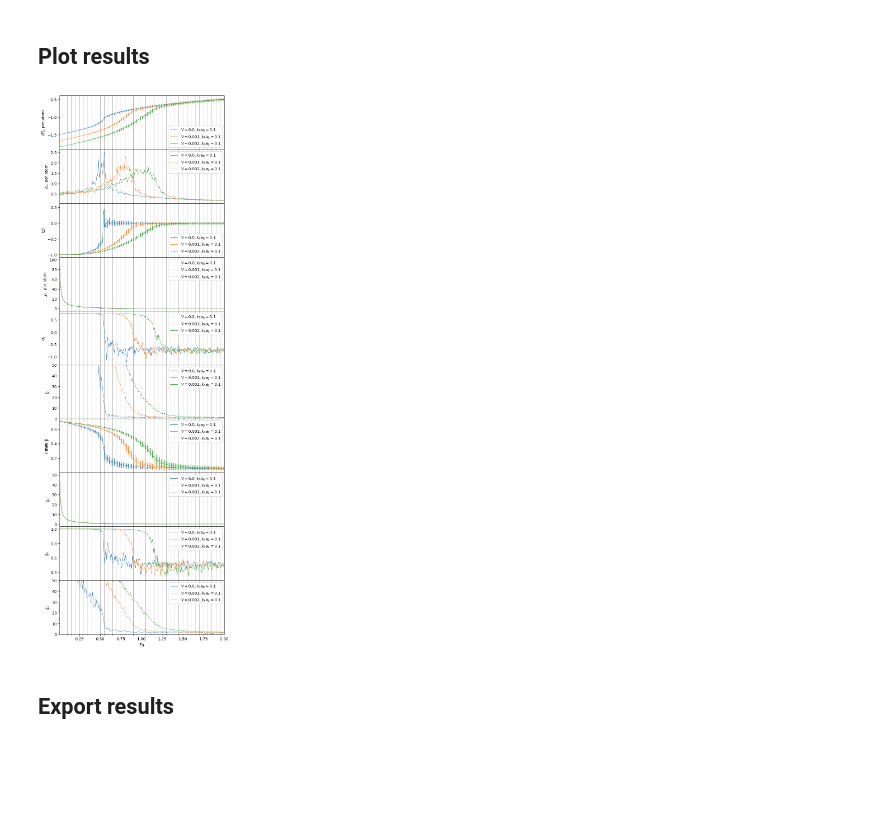
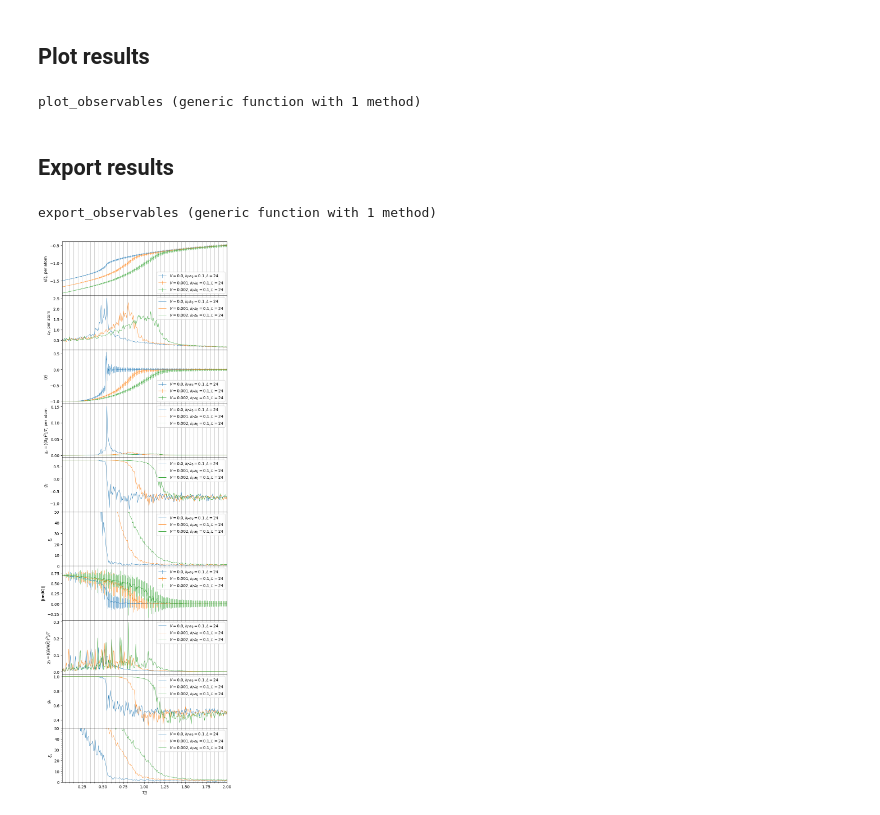
Before and after one commit to krivenko/MX2RKKY.jl, a Jupyter notebook: notebooks/RKKY.ipynb, the cells around one changed output. Cells and saved outputs as stored; diff of their text form; code cells hidden in the pictures; blank space fills up the shorter version.

Commit message:
notebooks: Correct plotting of susceptibilities and avg. magnetization in `RKKY.ipynb`

```diff
--- a/notebooks/RKKY.ipynb
+++ b/notebooks/RKKY.ipynb
@@ -116,5 +112,5 @@ df2 = make_observables_df(h5open("../../RKKY_temperature_scan/RKKY_T_scan_Vpar0.
 # %%
-function plot_observables(dfs::Vector{DataFrame}; figsize=(7, 20))
+function plot_observables(dfs::Vector{DataFrame}; figsize=(7, 20), pdfname)
     all_cols = union(keys.(eachcol.(dfs))...)
     plot_col = name -> (name != :T) && any([colmetadata(df, name, "plot") for df in dfs])
     nplots = count(plot_col, all_cols)
@@ -133,11 +129,16 @@ function plot_observables(dfs::Vector{DataFrame}; figsize=(7, 20))
         ax.grid(axis="x", which="both")
 
         for df in dfs
+            L = metadata(df, "L")
+            V = metadata(df, "Vpar")
+            lambda = metadata(df, "lambda")
+            label = "\$V=$(V), k_F a_0 = $(lambda), L=$(L)\$"
+
             if "errors" in keys(colmetadata(df, name))
                 errors = df[!, colmetadata(df, name, "errors")]
-                ax.errorbar(df.T, df[!, name], yerr=errors, lw=0.7, label=metadata(df, "label"))
+                ax.errorbar(df.T, df[!, name], yerr=errors, lw=0.7, label=label)
             else
-                ax.plot(df.T, df[!, name], lw=0.7, label=metadata(df, "label"))
+                ax.plot(df.T, df[!, name], lw=0.7, label=label)
             end
             if "ylim" in keys(colmetadata(df, name))
                 ax.set_ylim(colmetadata(df, name, "ylim"))
@@ -159,15 +160,29 @@ function plot_observables(dfs::Vector{DataFrame}; figsize=(7, 20))
     ax.minorticks_on()
     plt.tight_layout()
     plt.show()
-    fig.savefig("rkky_temp_scan.pdf")
+    fig.savefig(pdfname)
 end
-
-plot_observables([df0, df1, df2])
 # %% [output]
-[figure, removed]
+plot_observables (generic function with 1 method)
-# %% [markdown]
-## Export results
+# %% [markdown]
+## Export results
 # %%
-CSV.write("RKKY_T_scan_V0_lambda0.1_L24.dat", df0, delim="    ");
-CSV.write("RKKY_T_scan_V0.001_lambda0.1_L24.dat", df1, delim="    ");
-CSV.write("RKKY_T_scan_V0.002_lambda0.1_L24.dat", df2, delim="    ");
+function export_observables(df::DataFrame)
+    L = metadata(df, "L")
+    V = metadata(df, "Vpar")
+    lambda = metadata(df, "lambda")
+    CSV.write("RKKY_T_scan_V$(V)_lambda$(lambda)_L$(L).dat", df, delim="    ");
+end
+# %% [output]
+export_observables (generic function with 1 method)
+# %%
+df0_24 = make_observables_df(h5open("../../RKKY_temperature_scan/RKKY_T_scan_Vpar0.0_L24.h5", "r"));
+df1_24 = make_observables_df(h5open("../../RKKY_temperature_scan/RKKY_T_scan_Vpar0.001_L24.h5", "r"));
+df2_24 = make_observables_df(h5open("../../RKKY_temperature_scan/RKKY_T_scan_Vpar0.002_L24.h5", "r"));
+# %%
+plot_observables([df0_24, df1_24, df2_24], pdfname="rkky_V_0_0.001_0.002_L24.pdf")
+export_observables(df0_24);
+export_observables(df1_24);
+export_observables(df2_24);
+# %% [output]
+[figure, added]
```
Also changed, not shown: parts of 2 cells of this notebook.
